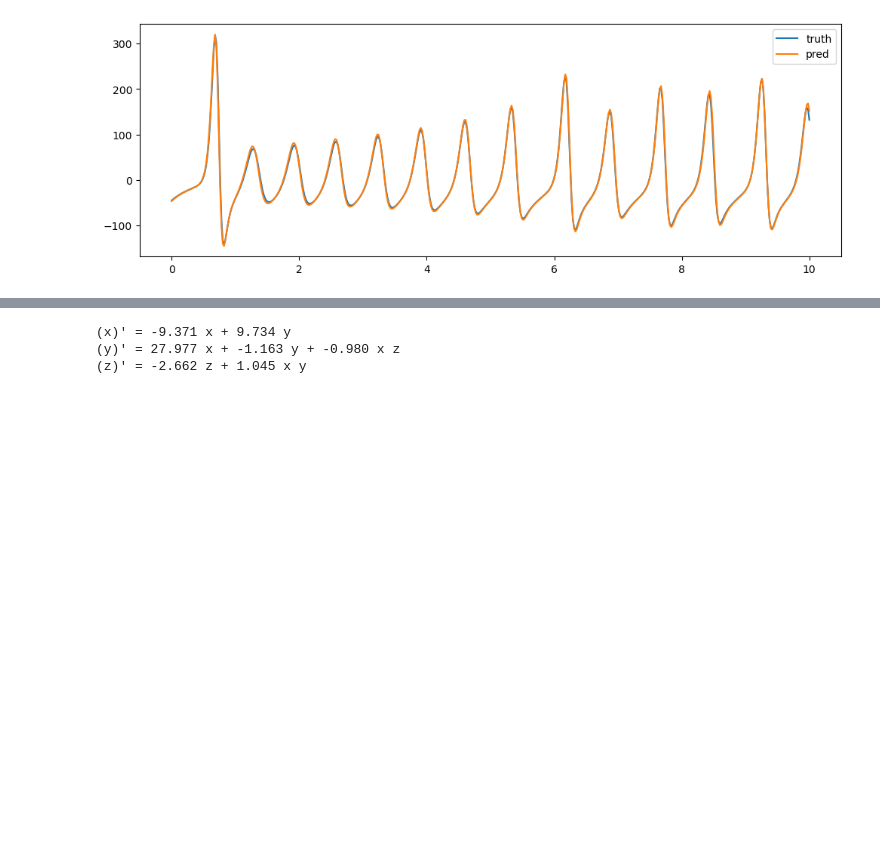
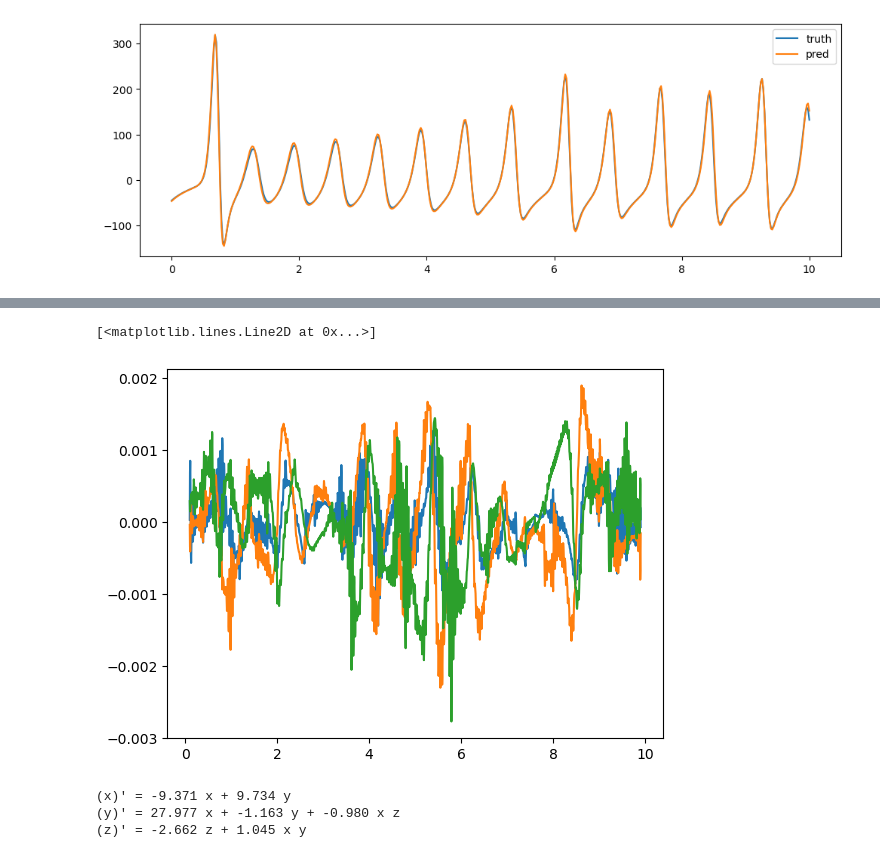
Before and after one commit to AHsu98/jsindy, a Jupyter notebook: notebooks/alex/lorenz_demo.ipynb, the cells around one changed output, grey strips where cells are left out. Drawn from its saved outputs; the diff is of its cells as text; code cells hidden in the pictures; blank space fills up the shorter version.

```diff
--- a/notebooks/alex/lorenz_demo.ipynb
+++ b/notebooks/alex/lorenz_demo.ipynb
@@ -178,3 +201,16 @@ plt.plot(t_fine,colloc_res_fine[:,2])
+# %%
+z = model.z
+theta = model.theta
+t_fine = jnp.linspace(0.1,9.9,2000)
+X_fine = model.predict_state(t_fine,z)
+Xdot_fine = model.traj_model.derivative(t_fine,z)
+colloc_res_fine = model.predict(X_fine,theta) - Xdot_fine
+plt.plot(t_fine,colloc_res_fine[:,0])
+plt.plot(t_fine,colloc_res_fine[:,1])
+plt.plot(t_fine,colloc_res_fine[:,2])
+# %% [output]
+[<matplotlib.lines.Line2D at 0x...>]
+[figure, added]
 # %%
 t_grid = jnp.linspace(0,10,500)
 
```
Also changed, not shown: parts of 4 cells of this notebook.
